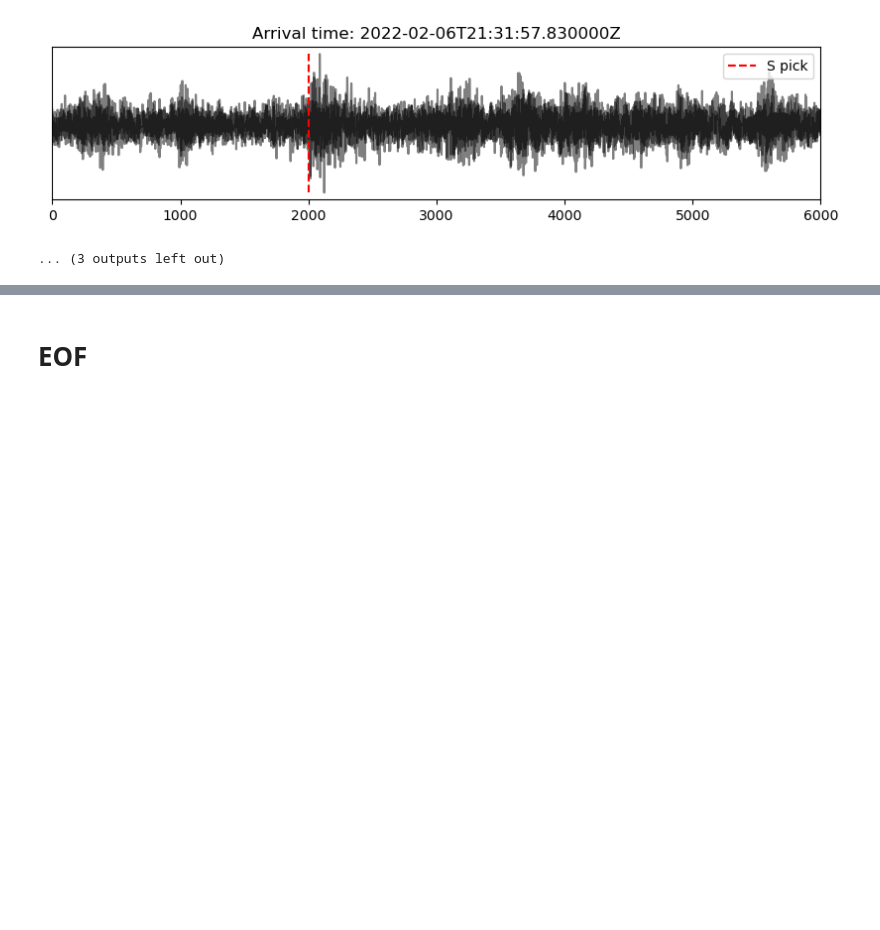
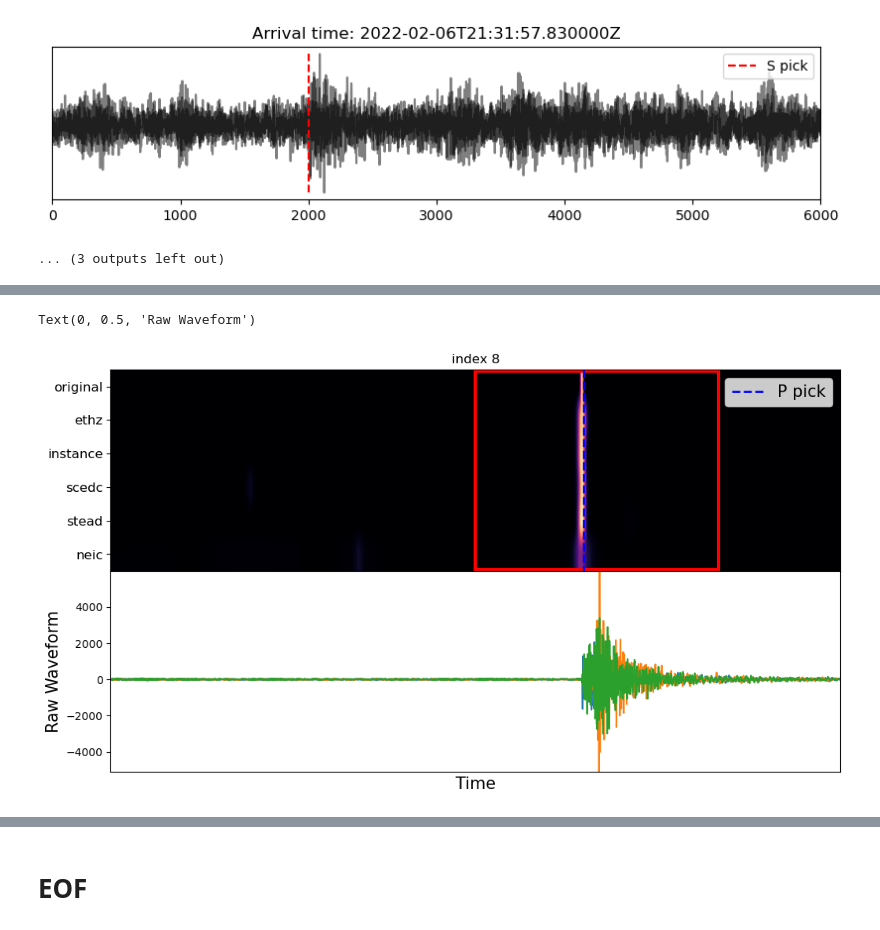
Before and after one commit to congcy/ELEP, a Jupyter notebook: docs/tutorials/example_BB_continuous_data_UW_SHW.ipynb, the cells around one changed output, grey strips where cells are left out. Saved outputs shown, nothing was run; the diff lists cells and outputs as text; code cells hidden in the pictures; blank space fills up the shorter version.

Commit message:
add meta learner for continuous data and output as CSV

```diff
--- a/docs/tutorials/example_BB_continuous_data_UW_SHW.ipynb
+++ b/docs/tutorials/example_BB_continuous_data_UW_SHW.ipynb
@@ -383,0 +390,7 @@ for idx in s_index:
+# %%
+# load pre-trained meta picker
+meta_p_picker = torch.load("./data/broadband_P.pt").to("cpu"); meta_p_picker.eval();
+meta_s_picker = torch.load("./data/broadband_S.pt").to("cpu"); meta_s_picker.eval();
+
+# show the model structure
+meta_p_picker
@@ -383,0 +443,36 @@ for idx in s_index:
+# %%
+# picking
+meta_peak_p = meta_p_picker(torch.Tensor(meta_window_p)).detach().numpy()[:, 0]*2000 + idt_p
+meta_peak_s = meta_s_picker(torch.Tensor(meta_window_s)).detach().numpy()[:, 0]*2000 + idt_s
+# %%
+## all picks for this station and this day by PNSN
+catalog = pd.read_csv("./data/PB.B204.2022.037.csv")
+catalog = catalog[catalog['phase'] == 'P']
+
+# for plotting only
+iwin = np.random.randint(len(meta_peak_p))
+idt = idt_p[iwin]
+
+plt.figure(figsize = (12, 10))
+plt.subplots_adjust(hspace = 0.)
+plt.subplot(3, 1, 1)
+plt.title(f"index {iwin}")
+plt.imshow(pretrain_pred[0, :, idt-3000:idt+3000], aspect = 'auto', cmap = 'magma')
+_ = plt.yticks(np.arange(6), pretrain_list, fontsize = 12)
+plt.gca().add_patch(Rectangle((3000, -0.45), 2000, 5.92,
+                              facecolor = 'None', edgecolor = 'red', linewidth = 3))
+
+plt.vlines(meta_peak_p[iwin] - idt + 3000, -.5, 5.5,
+           color = 'b', label = "P pick", linewidth = 2, linestyle = '--')
+plt.legend(loc = 'upper right', fontsize = 15);
+plt.xticks([])
+
+plt.subplot(3, 1, 2)
+d = sdata[:, idt-3000:idt+3000]
+plt.plot(d.T)
+plt.xlim([0, 6000]); plt.ylim([d.min(), d.max()])
+plt.xticks([]); plt.xlabel("Time", fontsize = 15)
+plt.ylabel("Raw Waveform", fontsize = 15)
+# %% [output]
+Text(0, 0.5, 'Raw Waveform')
+[figure, added]
```
Also changed, not shown: parts of 20 cells of this notebook, 1 other file.
